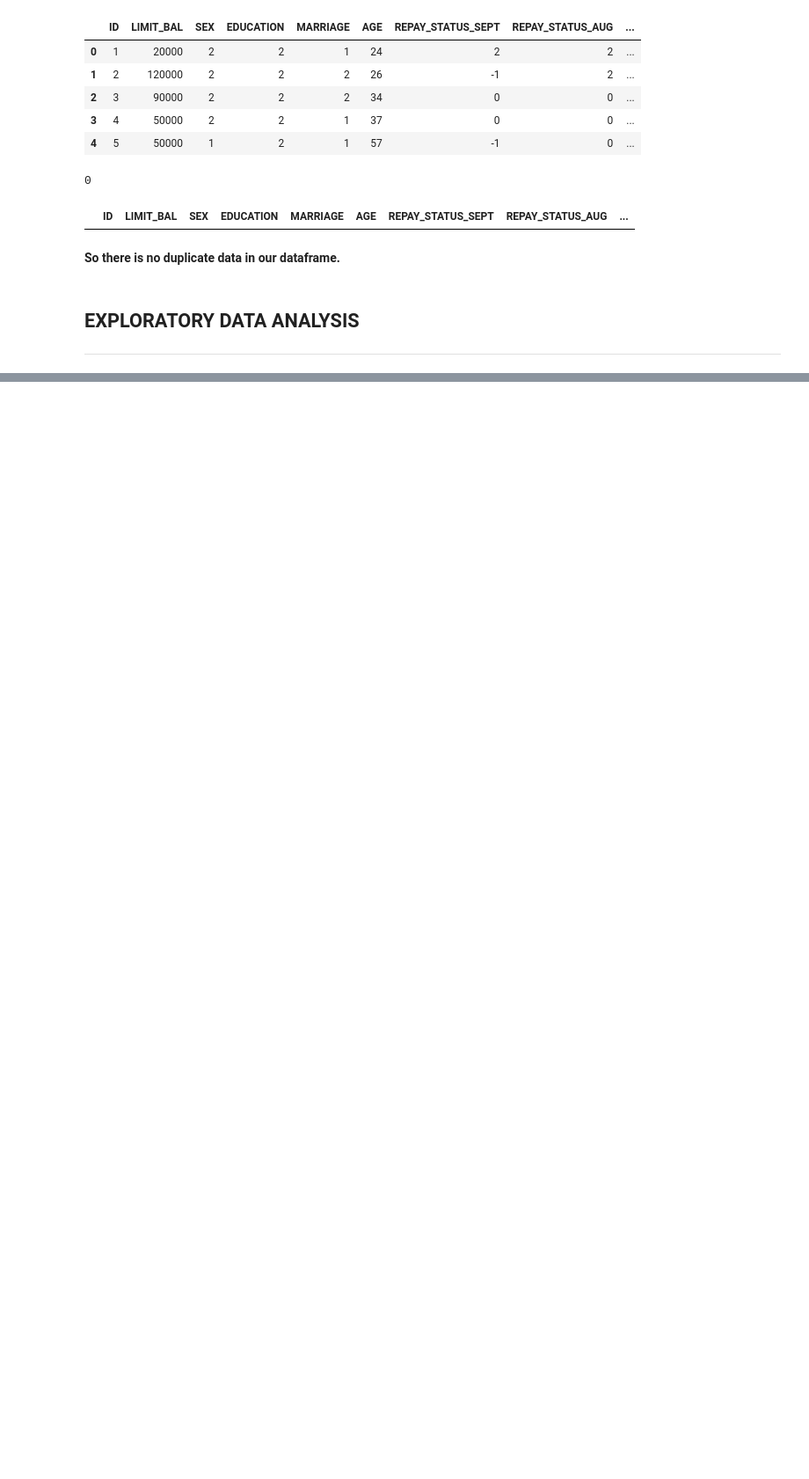
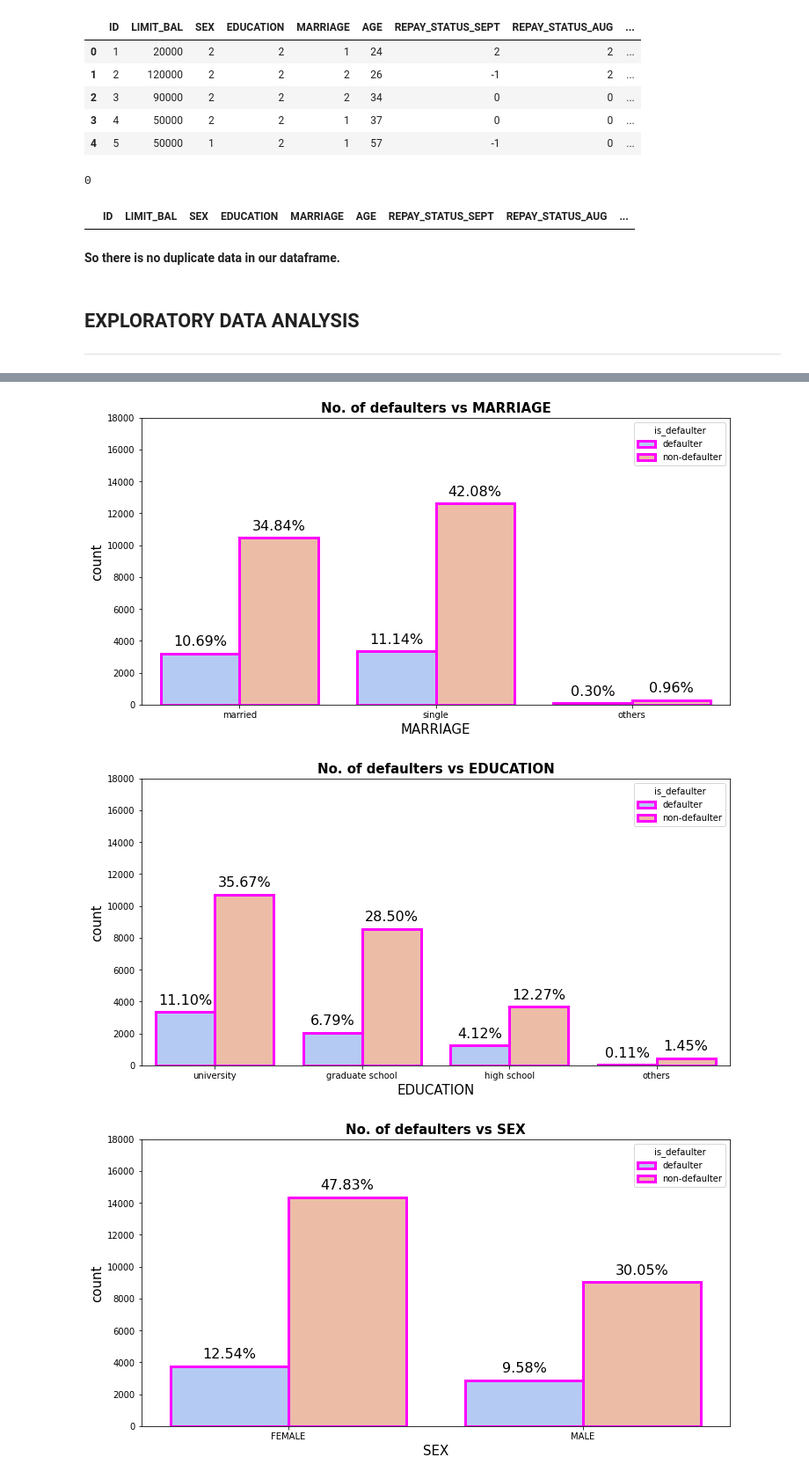
Before and after one commit to gopaljigupta45/CREDIT_CARD_DEFAULT_PREDICTION, a Jupyter notebook: Credit_Card_Default_Prediction_GOPAL_JI_GUPTA_Capstone_Project.ipynb, the cells around one changed output, grey strips where cells are left out. Shown at 88% size. Saved outputs shown, nothing was run; the diff lists cells and outputs as text; code cells hidden in the pictures; blank space fills up the shorter version.

```diff
--- a/Credit_Card_Default_Prediction_GOPAL_JI_GUPTA_Capstone_Project.ipynb
+++ b/Credit_Card_Default_Prediction_GOPAL_JI_GUPTA_Capstone_Project.ipynb
@@ -223,0 +299,17 @@ Text(0.5, 1.0, 'Graph denoting the no. of defaulters (value 1) vs non-defaulters
+# %%
+# Now plotting these variables against our target variable.
+
+for col in cat_var_df.columns[:-1]:
+  plt.figure(figsize=(12,6))
+  ax = sns.countplot(x=col, data=cat_var_df,  palette = 'coolwarm', hue="is_defaulter" ,edgecolor = 'magenta',lw =3)
+  plt.xlabel(col, fontsize= 15)
+  plt.ylabel("count", fontsize= 15)
+  plt.ylim(0,18000)
+  plt.title(f'No. of defaulters vs {col}',weight ='bold', fontsize= 15)
+  for p in ax.patches:
+      height = p.get_height()
+      ax.text(p.get_x()+p.get_width()/2, height+500, '{:1.2f}''%'.format(height/df.shape[0]*100),ha = "center", fontsize= 16)
+# %% [output]
+[figure, added]
+[figure, added]
+[figure, added]
```
Also changed, not shown: parts of 11 cells of this notebook.
